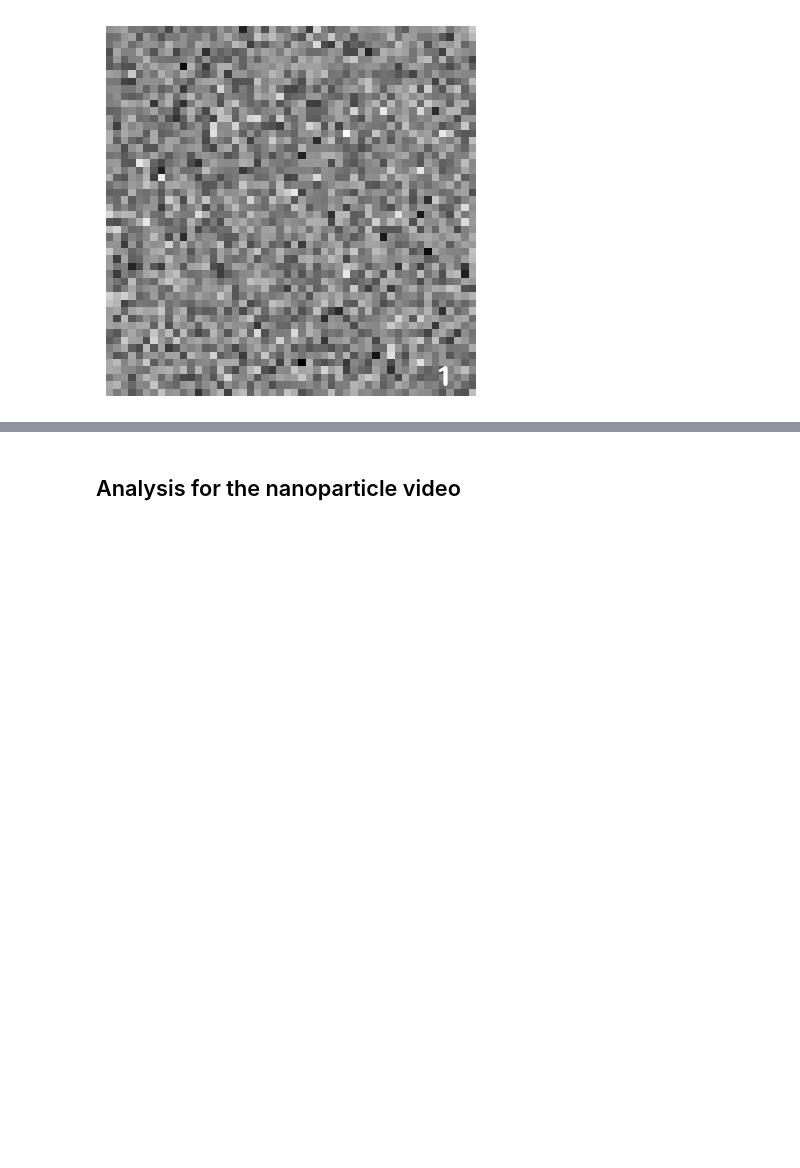
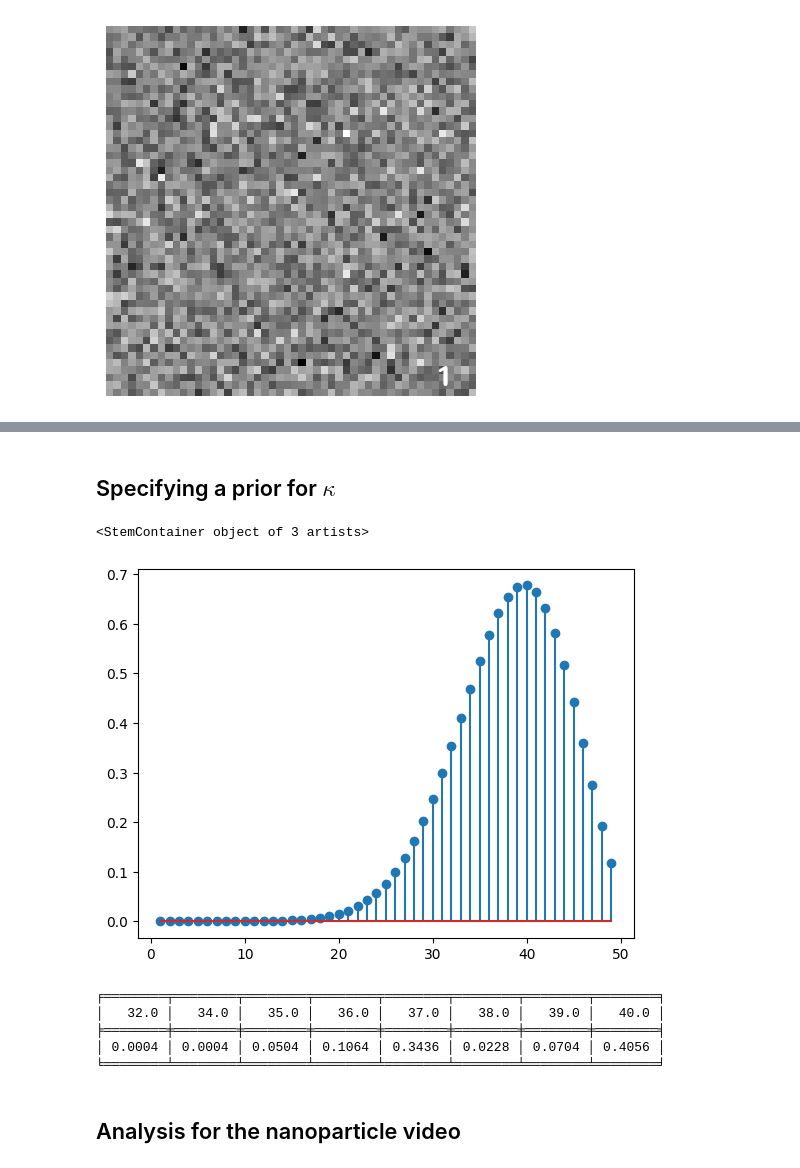
Before and after one commit to manilasoldier/bclr, a Jupyter notebook: bclr_examples.ipynb, the cells around one changed output, grey strips where cells are left out. Cells and saved outputs as stored; diff of their text form; code cells hidden in the pictures; blank space fills up the shorter version.

```diff
--- a/bclr_demo.ipynb
+++ b/bclr_examples.ipynb
@@ -59,0 +103,8 @@ hist = plt.hist(exp1_vid1_bclr.post_k, bins=np.arange(1, 50))
+# %% [markdown]
+## Specifying a prior for $\kappa$
+# %%
+prior_kappa = bclr.uni_binom(49, 0.8, 0.2)
+plt.stem(np.arange(1, 50), bclr.uni_binom(49, 0.8, 0.2))
+# %% [output]
+<StemContainer object of 3 artists>
+[figure, added]
@@ -60,3 +117,11 @@ hist = plt.hist(exp1_vid1_bclr.post_k, bins=np.arange(1, 50))
+# %%
+exp2_vid1_TDAbclr.transform()
+# %% [output]
+╒════════╤════════╤════════╤════════╤════════╤════════╤════════╤════════╕
+│   32.0 │   34.0 │   35.0 │   36.0 │   37.0 │   38.0 │   39.0 │   40.0 │
+╞════════╪════════╪════════╪════════╪════════╪════════╪════════╪════════╡
+│ 0.0004 │ 0.0004 │ 0.0504 │ 0.1064 │ 0.3436 │ 0.0228 │ 0.0704 │ 0.4056 │
+╘════════╧════════╧════════╧════════╧════════╧════════╧════════╧════════╛
 # %% [markdown]
 ## Analysis for the nanoparticle video
 # %%
```
Also changed, not shown: parts of 17 cells of this notebook, 6 other files.
